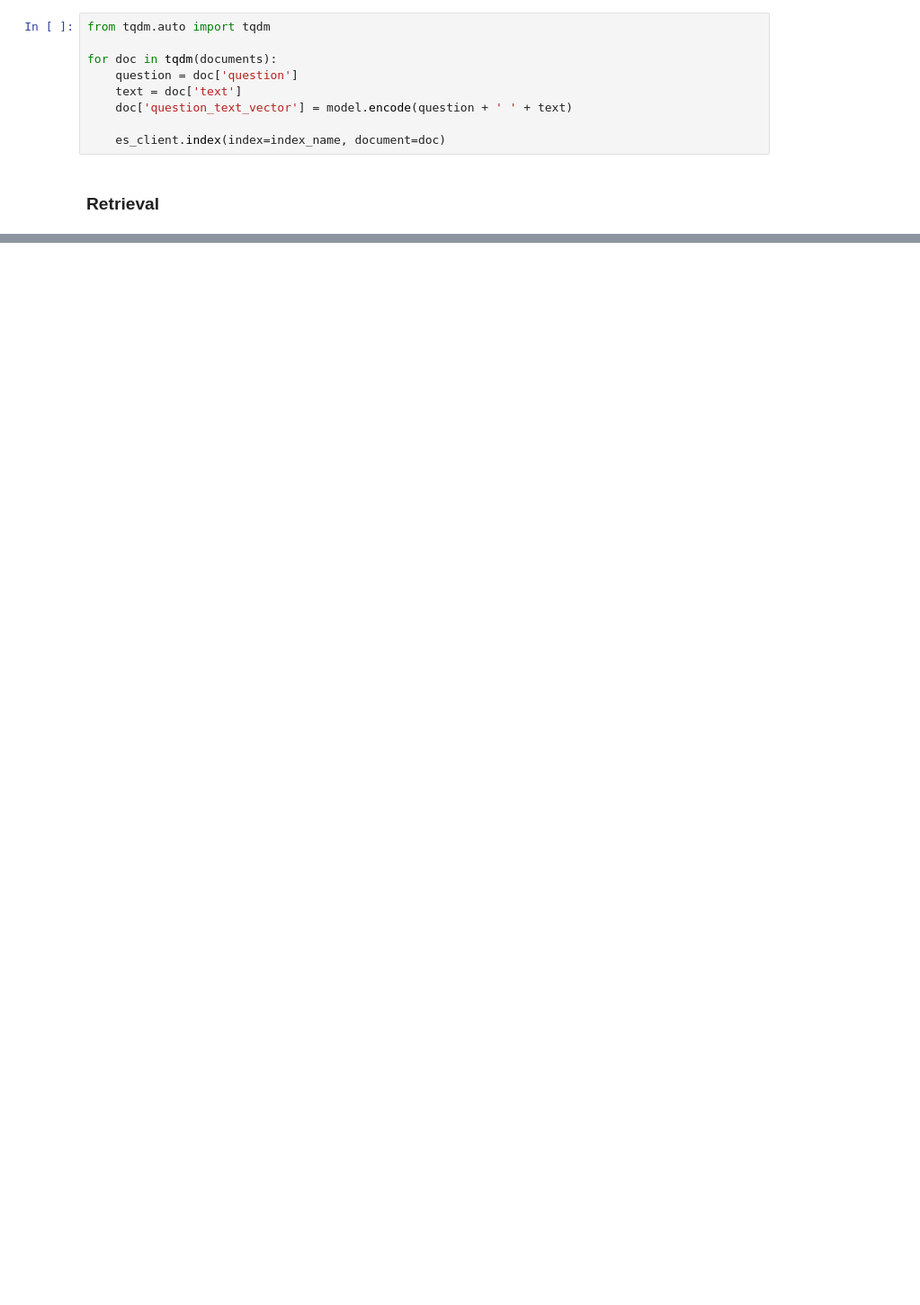
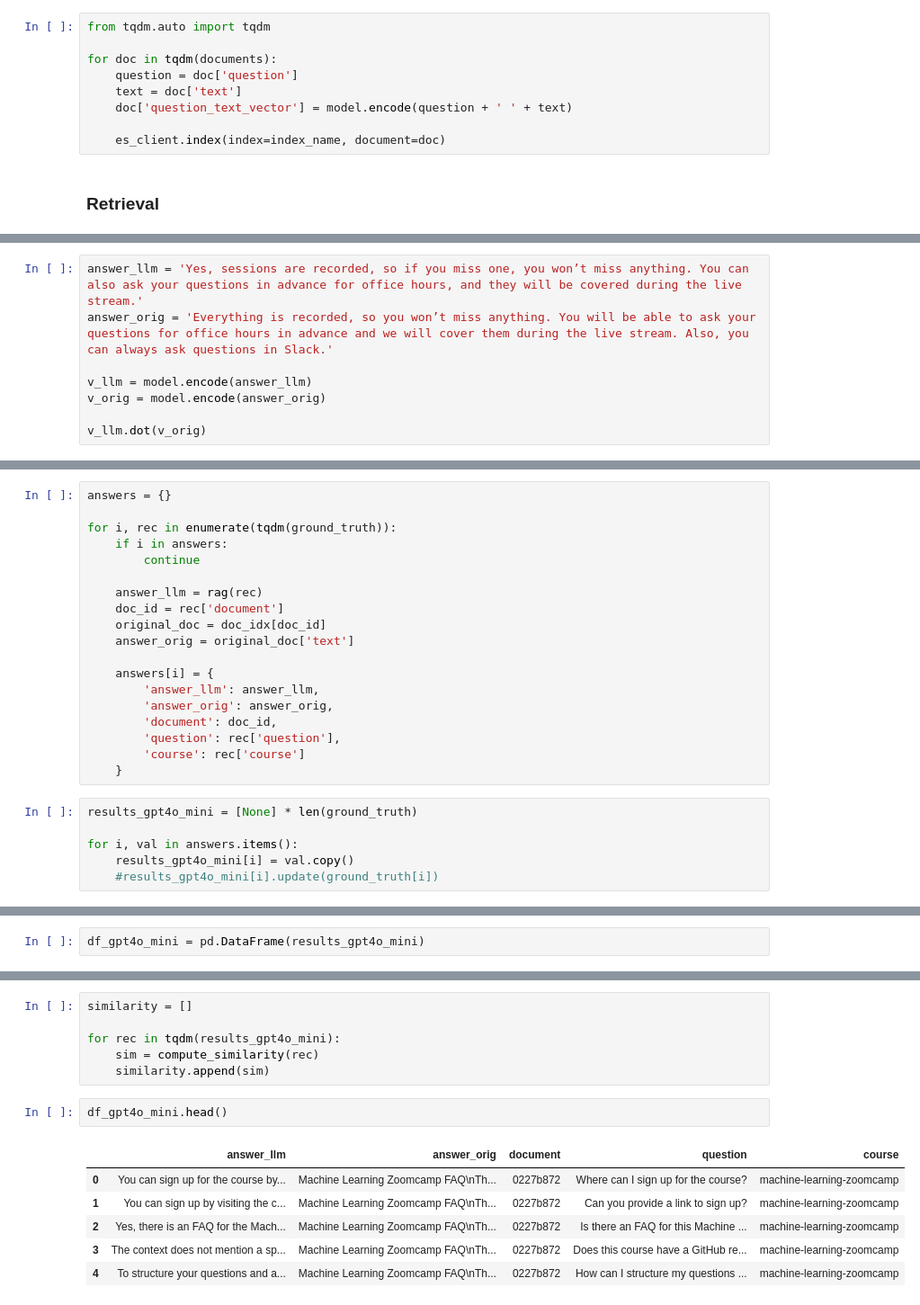
Before and after one commit to ulanliu/llm_zoomcamp, a Jupyter notebook: 04-monitoring/offline-rag-evaluation.ipynb, the cells around one changed output, grey strips where cells are left out. Shown: that part at 90% size. Cells and saved outputs as stored; diff of their text form; blank space fills up the shorter version.

```diff
--- a/04-monitoring/offline-rag-evaluation.ipynb
+++ b/04-monitoring/offline-rag-evaluation.ipynb
@@ -90,0 +209,8 @@ for doc in tqdm(documents):
+# %%
+answer_llm = 'Yes, sessions are recorded, so if you miss one, you won’t miss anything. You can also ask your questions in advance for office hours, and they will be covered during the live stream.'
+answer_orig = 'Everything is recorded, so you won’t miss anything. You will be able to ask your questions for office hours in advance and we will cover them during the live stream. Also, you can always ask questions in Slack.'
+
+v_llm = model.encode(answer_llm)
+v_orig = model.encode(answer_orig)
+
+v_llm.dot(v_orig)
@@ -90,0 +219,25 @@ for doc in tqdm(documents):
+# %%
+answers = {}
+
+for i, rec in enumerate(tqdm(ground_truth)):
+    if i in answers:
+        continue
+
+    answer_llm = rag(rec)
+    doc_id = rec['document']
+    original_doc = doc_idx[doc_id]
+    answer_orig = original_doc['text']
+
+    answers[i] = {
+        'answer_llm': answer_llm,
+        'answer_orig': answer_orig,
+        'document': doc_id,
+        'question': rec['question'],
+        'course': rec['course']
+    }
+# %%
+results_gpt4o_mini = [None] * len(ground_truth)
+
+for i, val in answers.items():
+    results_gpt4o_mini[i] = val.copy()
+    #results_gpt4o_mini[i].update(ground_truth[i])
@@ -90,0 +260,2 @@ for doc in tqdm(documents):
+# %%
+df_gpt4o_mini = pd.DataFrame(results_gpt4o_mini)
@@ -90,0 +280,15 @@ for doc in tqdm(documents):
+# %%
+similarity = []
+
+for rec in tqdm(results_gpt4o_mini):
+    sim = compute_similarity(rec)
+    similarity.append(sim)
+# %%
+df_gpt4o_mini.head()
+# %% [output]
+|  | answer_llm | answer_orig | document | question | course |
+| 0 | You can sign up for the course by... | Machine Learning Zoomcamp FAQ\nTh... | 0227b872 | Where can I sign up for the course? | machine-learning-zoomcamp |
+| 1 | You can sign up by visiting the c... | Machine Learning Zoomcamp FAQ\nTh... | 0227b872 | Can you provide a link to sign up? | machine-learning-zoomcamp |
+| 2 | Yes, there is an FAQ for the Mach... | Machine Learning Zoomcamp FAQ\nTh... | 0227b872 | Is there an FAQ for this Machine ... | machine-learning-zoomcamp |
+| 3 | The context does not mention a sp... | Machine Learning Zoomcamp FAQ\nTh... | 0227b872 | Does this course have a GitHub re... | machine-learning-zoomcamp |
+| 4 | To structure your questions and a... | Machine Learning Zoomcamp FAQ\nTh... | 0227b872 | How can I structure my questions ... | machine-learning-zoomcamp |
```
Also changed, not shown: parts of 32 cells of this notebook.
